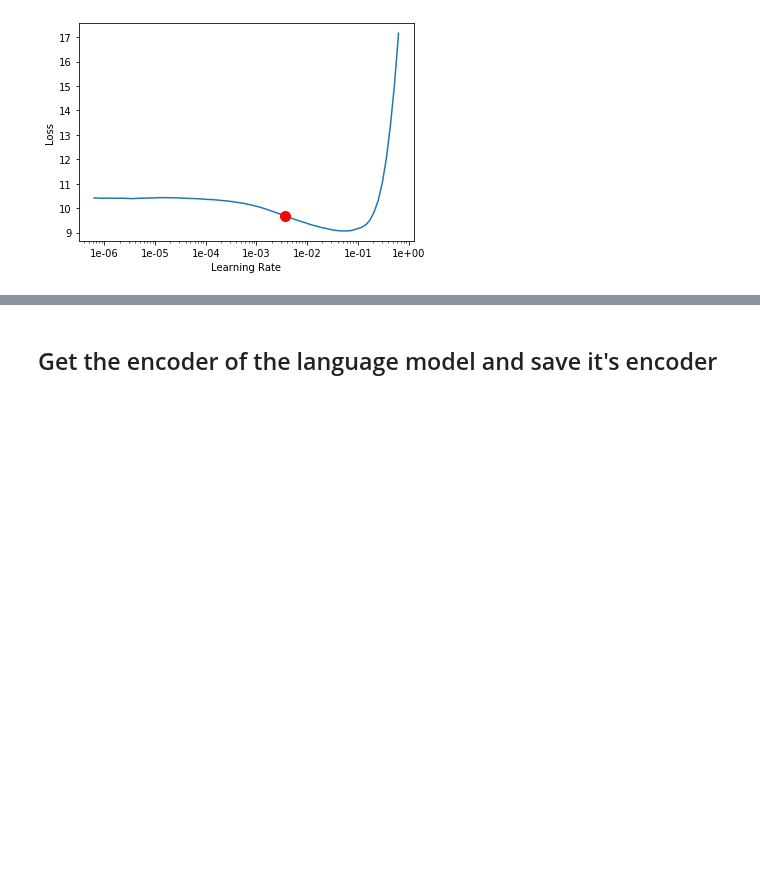
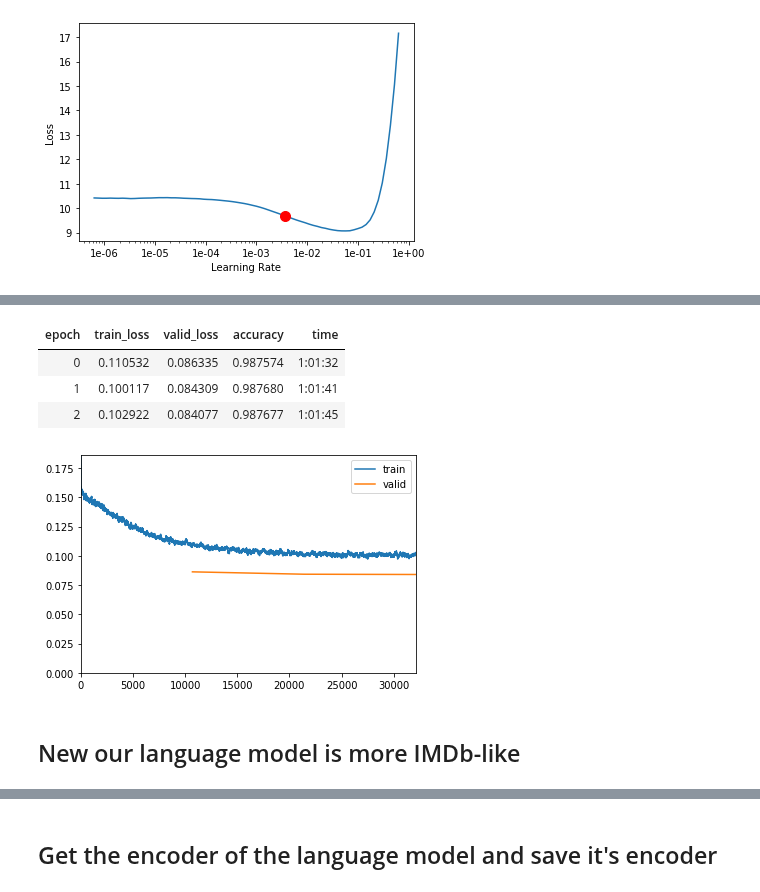
Before and after one commit to Sylar257/Transformers-in-NLP, a Jupyter notebook: Implement various Transformers with FastAI.ipynb, the cells around one changed output, grey strips where cells are left out. Drawn from its saved outputs; the diff is of its cells as text; code cells hidden in the pictures; blank space fills up the shorter version.

```diff
--- a/Implement various Transformers with FastAI.ipynb
+++ b/Implement various Transformers with FastAI.ipynb
@@ -628,0 +621,11 @@ SequentialRNN(
+# %%
+lr = 1e-6
+learn_lm.fit_one_cycle(3, lr, moms=(0.8, 0.7))
+# %% [output]
+| epoch | train_loss | valid_loss | accuracy | time |
+| 0 | 0.110532 | 0.086335 | 0.987574 | 1:01:32 |
+| 1 | 0.100117 | 0.084309 | 0.987680 | 1:01:41 |
+| 2 | 0.102922 | 0.084077 | 0.987677 | 1:01:45 |
+[figure, added]
+# %% [markdown]
+## New our language model is more IMDb-like
```
Also changed, not shown: parts of 13 cells of this notebook.
